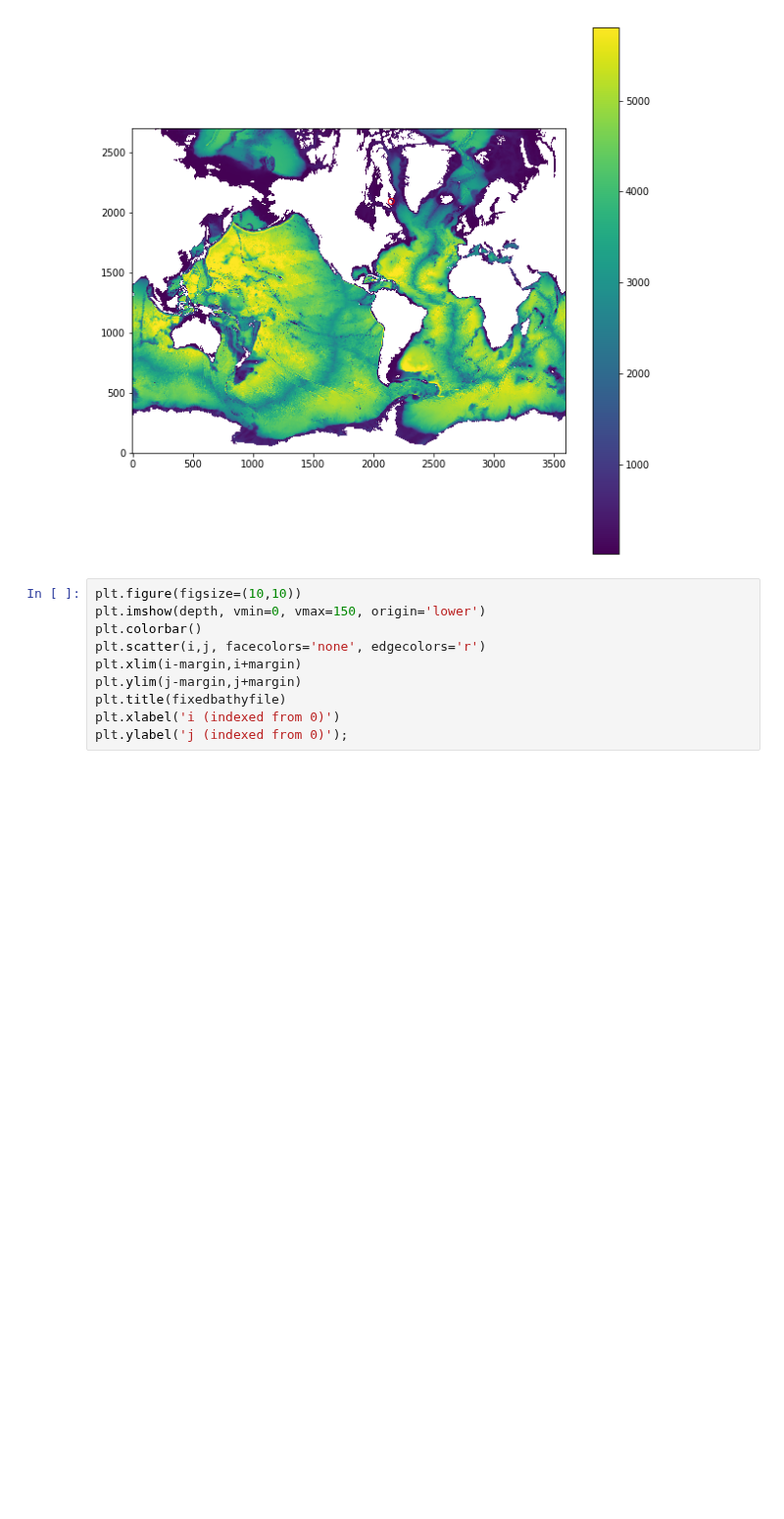
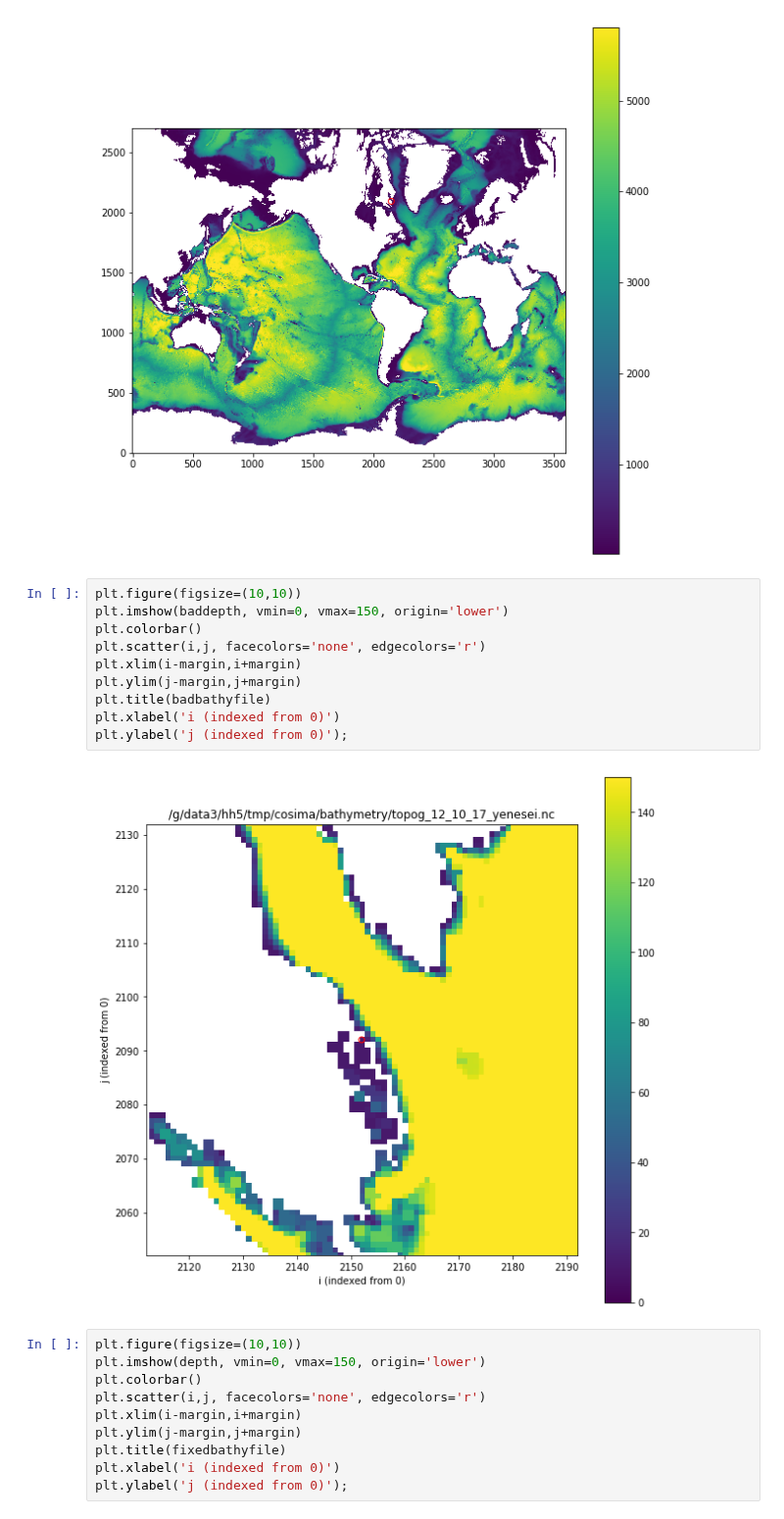
Before and after one commit to aekiss/notebooks, a Jupyter notebook: bathymetry-closeup.ipynb, the cells around one changed output. Shown at 98% size. Drawn from its saved outputs; the diff is of its cells as text; blank space fills up the shorter version.

Commit message:
Plot landmask changes; also README tweak

```diff
--- a/bathymetry-closeup.ipynb
+++ b/bathymetry-closeup.ipynb
@@ -68,6 +69,18 @@ plt.colorbar()
 plt.scatter(i,j, facecolors='none', edgecolors='r');
 # %% [output]
 [figure]
+# %%
+plt.figure(figsize=(10,10))
+plt.imshow(baddepth, vmin=0, vmax=150, origin='lower')
+plt.colorbar()
+plt.scatter(i,j, facecolors='none', edgecolors='r')
+plt.xlim(i-margin,i+margin)
+plt.ylim(j-margin,j+margin)
+plt.title(badbathyfile)
+plt.xlabel('i (indexed from 0)')
+plt.ylabel('j (indexed from 0)');
+# %% [output]
+[figure, added]
 # %%
 plt.figure(figsize=(10,10))
 plt.imshow(depth, vmin=0, vmax=150, origin='lower')
```
Also changed, not shown: parts of 12 cells of this notebook, 1 other file.
